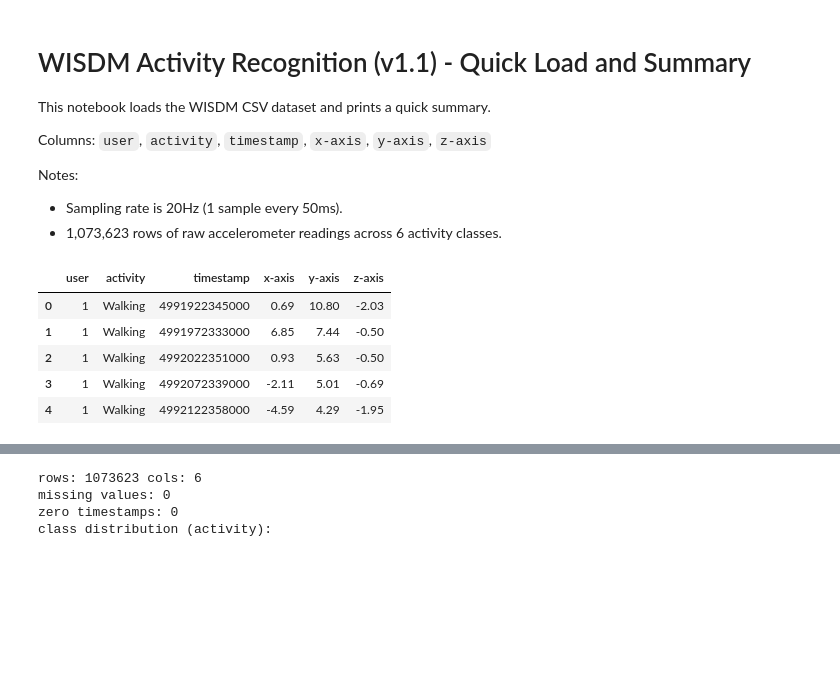
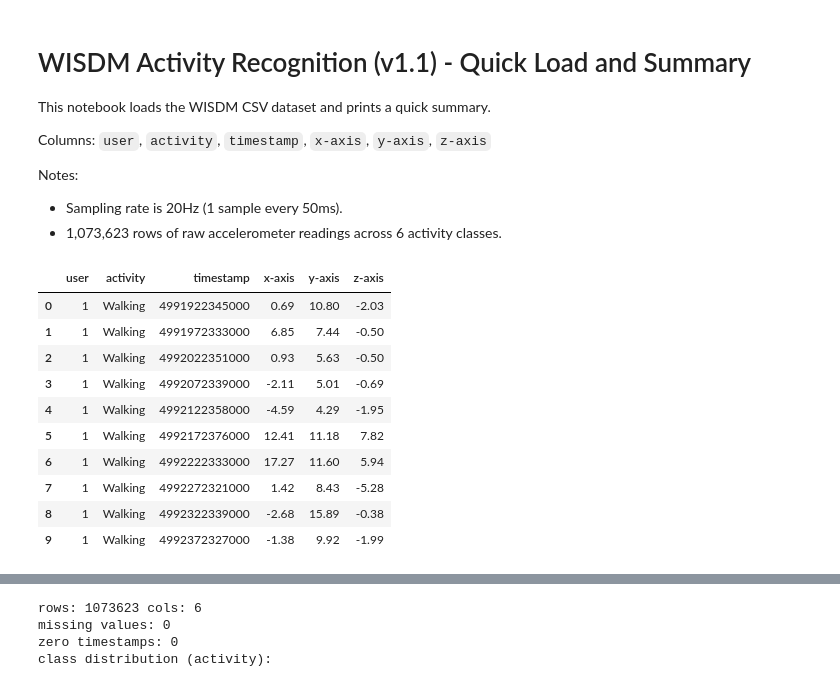
Before and after one commit to 7abushahla/har-mcu, a Jupyter notebook: wisdm_overview.ipynb, the cells around one changed output, grey strips where cells are left out. Drawn from its saved outputs; the diff is of its cells as text; code cells hidden in the pictures; blank space fills up the shorter version.

```diff
--- a/wisdm_overview.ipynb
+++ b/wisdm_overview.ipynb
@@ -21,11 +21,16 @@ CSV_PATH = DATA_DIR / "WISDM_ar_v1.1_raw.csv"
 # %%
 df = pd.read_csv(CSV_PATH)
 
-df.head()
+df.head(10)
 # %% [output]
 |  | user | activity | timestamp | x-axis | y-axis | z-axis |
 | 0 | 1 | Walking | 4991922345000 | 0.69 | 10.80 | -2.03 |
 | 1 | 1 | Walking | 4991972333000 | 6.85 | 7.44 | -0.50 |
 | 2 | 1 | Walking | 4992022351000 | 0.93 | 5.63 | -0.50 |
 | 3 | 1 | Walking | 4992072339000 | -2.11 | 5.01 | -0.69 |
 | 4 | 1 | Walking | 4992122358000 | -4.59 | 4.29 | -1.95 |
+| 5 | 1 | Walking | 4992172376000 | 12.41 | 11.18 | 7.82 |
+| 6 | 1 | Walking | 4992222333000 | 17.27 | 11.60 | 5.94 |
+| 7 | 1 | Walking | 4992272321000 | 1.42 | 8.43 | -5.28 |
+| 8 | 1 | Walking | 4992322339000 | -2.68 | 15.89 | -0.38 |
+| 9 | 1 | Walking | 4992372327000 | -1.38 | 9.92 | -1.99 |
```
Also changed, not shown: parts of 1 cell of this notebook.
